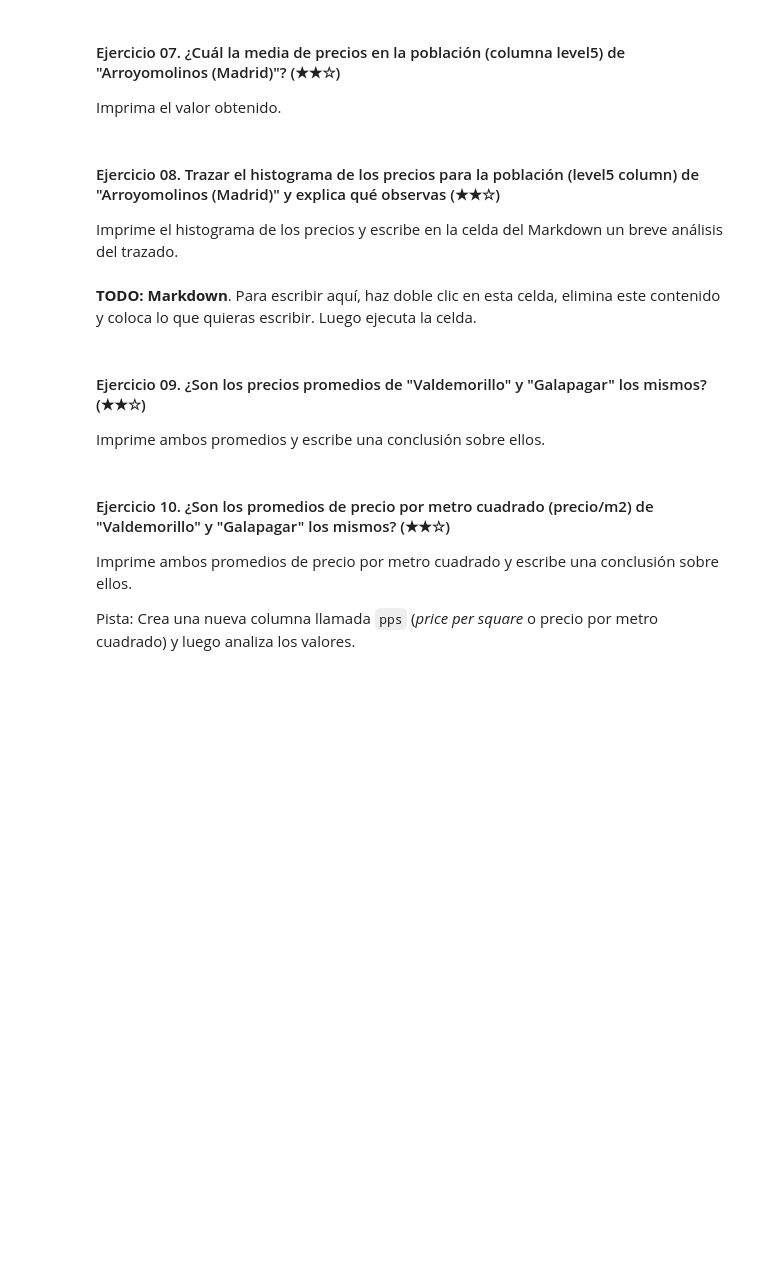
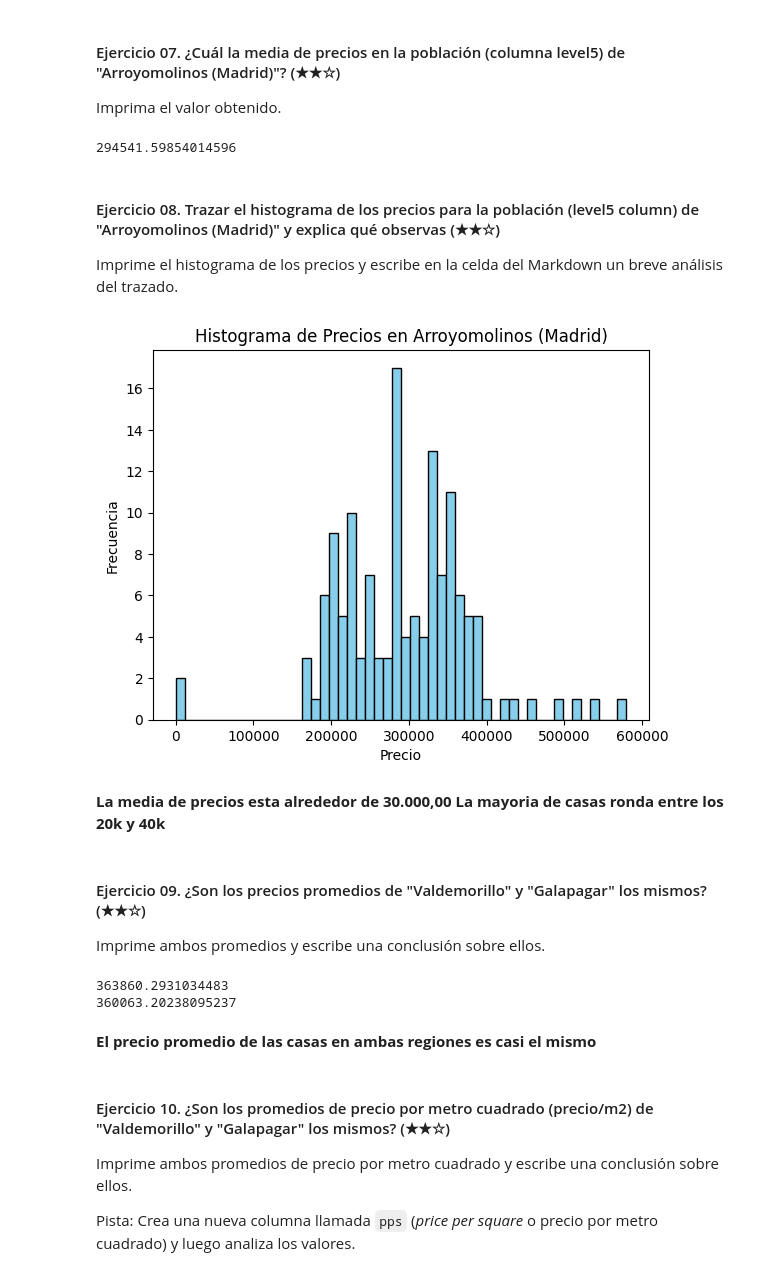
Before and after one commit to 4GeeksAcademy/realestate-datacleanup-exercise, a Jupyter notebook: project.es.ipynb, the cells around one changed output. Drawn from its saved outputs; the diff is of its cells as text; code cells hidden in the pictures; blank space fills up the shorter version.

```diff
--- a/project.es.ipynb
+++ b/project.es.ipynb
@@ -83,21 +159,51 @@ Imprima una comparación entre las dimensiones del DataFrame original versus el
 
 Imprima el valor obtenido.
 # %%
-# TODO
+arroyoMolinos = ds.where((ds['level5'] == "Arroyomolinos (Madrid)"))
+
+media = arroyoMolinos['price'].mean()
+print(media)
+# %% [output]
+294541.59854014596
 # %% [markdown]
 #### Ejercicio 08. Trazar el histograma de los precios para la población (level5 column) de "Arroyomolinos (Madrid)" y explica qué observas (★★☆)
 
 Imprime el histograma de los precios y escribe en la celda del Markdown un breve análisis del trazado.
 # %%
-# TODO: Code
+arroyoMolinos = ds.where((ds['level5'] == "Arroyomolinos (Madrid)"))
+
+precios = arroyoMolinos['price']
+
+plt.hist(precios, bins=50, color='skyblue', edgecolor='black')
+
+plt.title("Histograma de Precios en Arroyomolinos (Madrid)")
+plt.xlabel("Precio")
+plt.ylabel("Frecuencia")
+
+plt.show()
+# %% [output]
+[figure, added]
 # %% [markdown]
-**TODO: Markdown**. Para escribir aquí, haz doble clic en esta celda, elimina este contenido y coloca lo que quieras escribir. Luego ejecuta la celda.
+**La media de precios esta alrededor de 30.000,00**
+**La mayoria de casas ronda entre los 20k y 40k**
 # %% [markdown]
 #### Ejercicio 09. ¿Son los precios promedios de "Valdemorillo" y "Galapagar" los mismos? (★★☆)
 
 Imprime ambos promedios y escribe una conclusión sobre ellos.
 # %%
-# TODO
+valdemorillo = ds.where((ds['level5'] == "Valdemorillo"))
+galapagar = ds.where((ds['level5'] == "Galapagar"))
+
+mediaValdemorillo = valdemorillo['price'].mean()
+mediaGalapar = galapagar['price'].mean()
+
+print(mediaValdemorillo)
+print(mediaGalapar)
+# %% [output]
+363860.2931034483
+360063.20238095237
+# %% [markdown]
+**El precio promedio de las casas en ambas regiones es casi el mismo**
 # %% [markdown]
 #### Ejercicio 10. ¿Son los promedios de precio por metro cuadrado (precio/m2) de "Valdemorillo" y "Galapagar" los mismos? (★★☆)
 
```
Also changed, not shown: parts of 24 cells of this notebook.
